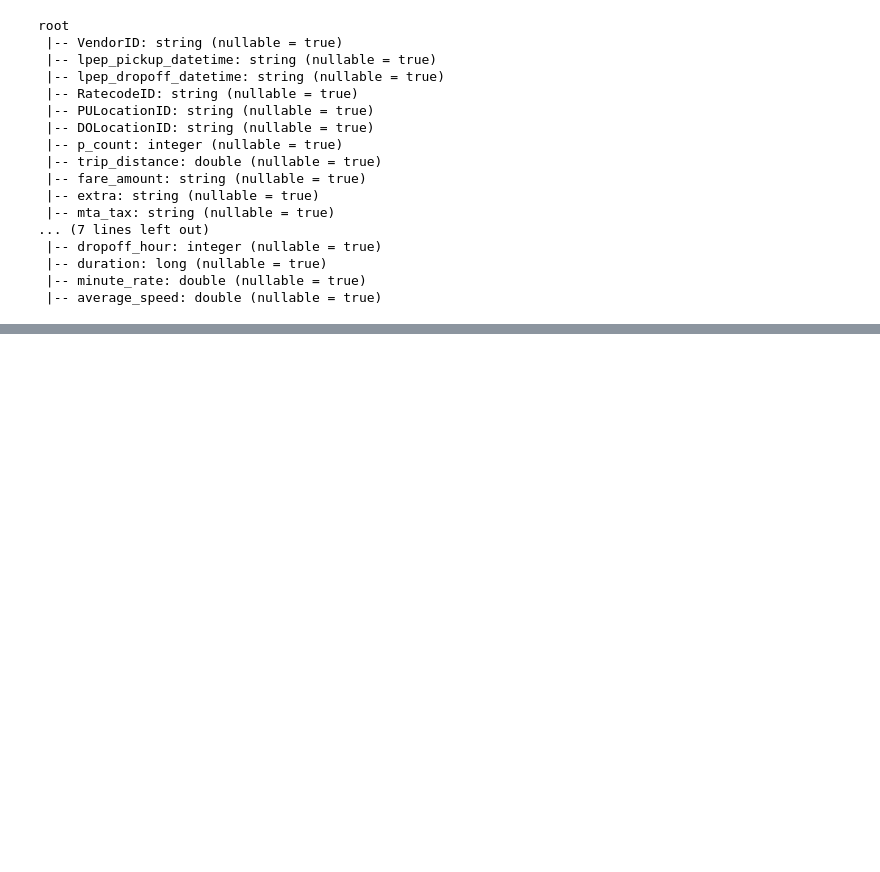
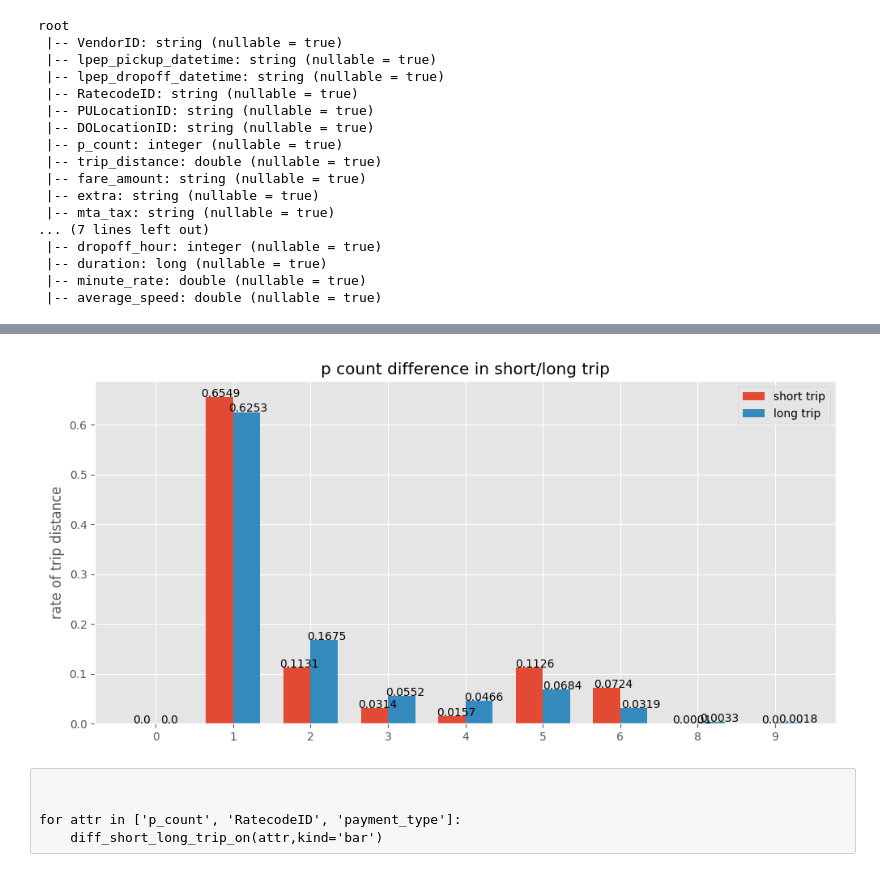
Before and after one commit to crazybber/go-jupyter, a Jupyter notebook: ETL-with-spark_3.ipynb, the cells around one changed output, grey strips where cells are left out. Cells and saved outputs as stored; diff of their text form; code cells hidden in the pictures; blank space fills up the shorter version.

```diff
--- a/ETL-with-spark_3.ipynb
+++ b/ETL-with-spark_3.ipynb
@@ -1297,11 +1297,10 @@ df_long_trips_groups = df.where(f.col('trip_distance') >= 30 ) \
     .select('p_count','trip_distance') \
     .groupBy('p_count').agg({'p_count':'sum','trip_distance':'avg'}) \
     .withColumnRenamed('avg(trip_distance)','av_trip_distance') \
-    .withColumnRenamed('sum(p_count)','long_trip_count') \
-    .withColumn('av_trip_distance', f.round(f.col('av_trip_distance'),4))
+    .withColumnRenamed('sum(p_count)','long_trip_count')
 
 # merge tables
-df_trips_groups_merged = df_short_trips_groups.join(df_long_trips_groups,on='p_count')
+df_trips_groups_merged = df_short_trips_groups.join(df_long_trips_groups,on='p_count').orderBy('p_count')
 
 df_trips_groups_merged.show(10)
 # %% [output]
@@ -1330,7 +1329,9 @@ long_trips_sum= df_trips_groups_merged.select('long_trip_count').rdd.map(lambda
 df_trips_groups_merged_all = df_trips_groups_merged \
     .withColumn('rate_of_short_trip',f.col('short_trip_count')/short_trips_sum)\
     .withColumn('rate_of_long_trip',f.col('long_trip_count')/long_trips_sum) \
-
+    .withColumn('av_trip_distance', f.round(f.col('av_trip_distance'),4))  \
+    .withColumn('rate_of_short_trip', f.round(f.col('rate_of_short_trip'),4))  \
+    .withColumn('rate_of_long_trip', f.round(f.col('rate_of_long_trip'),4))
 ## here we can create a pie
 df_trips_groups_merged_all.show()
 # %% [output]
@@ -1408,0 +1365,7 @@ for attr in ['p_count', 'RatecodeID', 'payment_type']:
+# %%
+x_axis_label_list = df_trips_groups_merged_all.select('p_count').rdd.map(lambda x:x[0]).collect()
+
+y_axis_short_trip_rate_list = df_trips_groups_merged_all.select(['p_count','rate_of_short_trip']).rdd.map(lambda x:x[1]).collect()
+y_axis_long_long_rate_list = df_trips_groups_merged_all.select(['p_count','rate_of_long_trip']).rdd.map(lambda x:x[1]).collect()
+
+x_axis_list,y_axis_short_trip_rate_list_sort,y_axis_long_long_rate_list
@@ -1408,0 +1375,36 @@ for attr in ['p_count', 'RatecodeID', 'payment_type']:
+# %%
+fig, ax = plt.subplots(figsize=(10,5))
+
+width = 0.35  # the width of the bars
+
+x = np.arange(len(x_axis_label_list))  # the label locations
+
+
+ax.set_ylabel('rate of trip distance')
+ax.set_xticks(x)
+ax.set_xticklabels(x_axis_label_list)
+
+ax.set_title("p_count".replace('_', ' ')+' difference in short/long trip')
+
+rects1 = ax.bar(x - width/2, y_axis_short_trip_rate_list, width, label='short trip')
+rects2 = ax.bar(x + width/2, y_axis_long_long_rate_list, width, label='long trip')
+
+ax.legend()
+
+
+#ax.annotate('{}'.format(height),xy=(rects1.get_x() + rects1.get_width() / 2, height), xytext=(0, 3), textcoords='offset points')
+#ax.annotate('{}'.format(height),xy=(rects2.get_x() + rects2.get_width() / 2, height), xytext=(0, 3), textcoords='offset points')
+def stamplabel(rects):
+    for rect in rects:
+        height = rect.get_height()
+        ax.annotate('{}'.format(height), xy=(rect.get_x() + rect.get_width() / 2, height), textcoords="offset points", ha='center')
+
+stamplabel(rects1)
+stamplabel(rects2)
+
+
+fig.tight_layout()
+plt.show()
+
+%matplot plt
+# %% [output]
@@ -1408,0 +1412,6 @@ for attr in ['p_count', 'RatecodeID', 'payment_type']:
+[figure, added]
+# %% [raw]
+
+
+for attr in ['p_count', 'RatecodeID', 'payment_type']:
+    diff_short_long_trip_on(attr,kind='bar')
```
Also changed, not shown: parts of 13 cells of this notebook.
